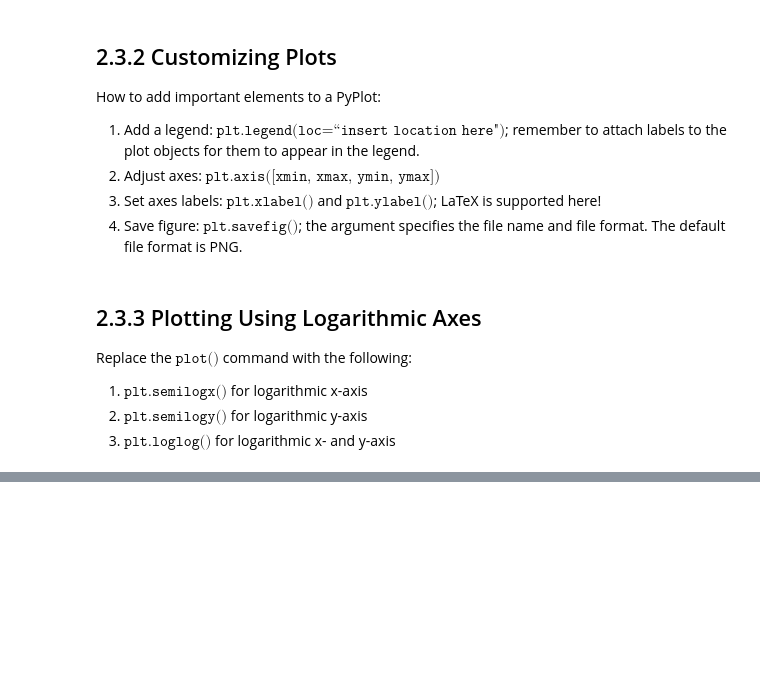
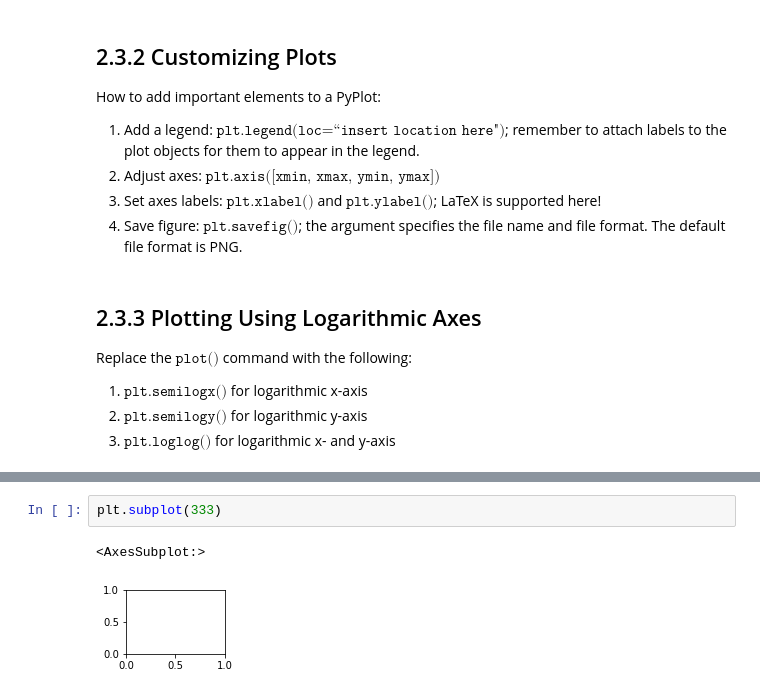
Before and after one commit to akhilkarra/python-lab, a Jupyter notebook: notebooks/PH526x/week2/week2_notes.ipynb, the cells around one changed output, grey strips where cells are left out. Drawn from its saved outputs; the diff is of its cells as text; blank space fills up the shorter version.

```diff
--- a/notebooks/PH526x/week2/week2_notes.ipynb
+++ b/notebooks/PH526x/week2/week2_notes.ipynb
@@ -157,0 +162,5 @@ Replace the $\texttt{plot()}$ command with the following:
+# %%
+plt.subplot(333)
+# %% [output]
+<AxesSubplot:>
+[figure, added]
```
Also changed, not shown: parts of 2 cells of this notebook.
